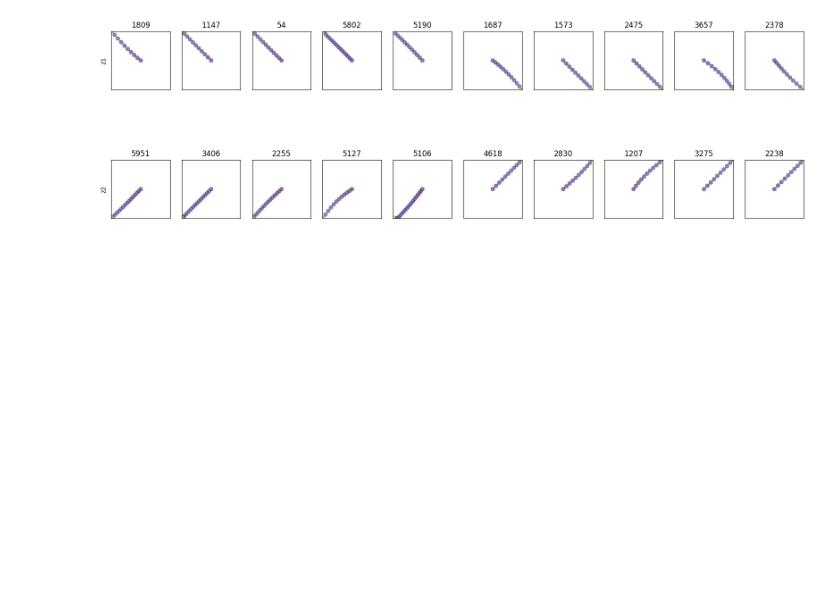
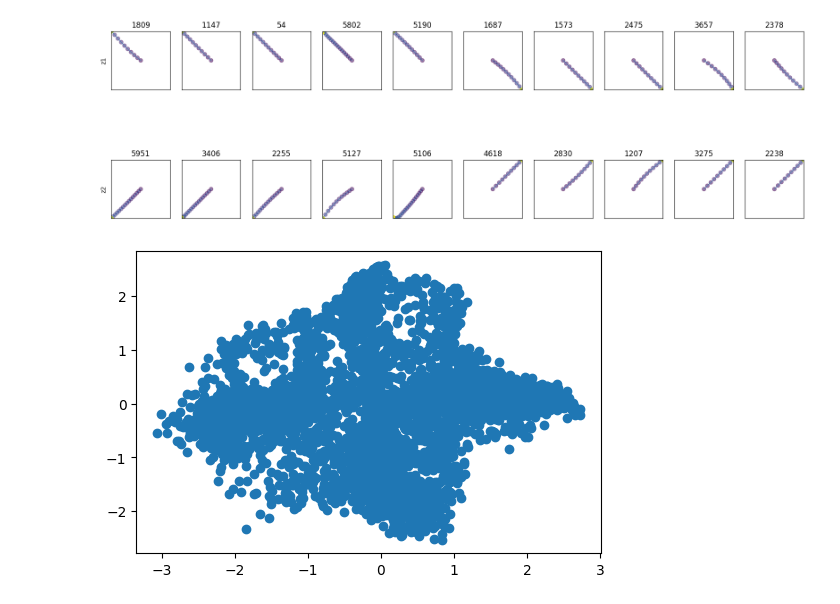
Before and after one commit to NevVerVer/Neuromatch_2022_EcoG_movements, a Jupyter notebook: models/train_behavior_models.ipynb, the cells around one changed output. Cells and saved outputs as stored; diff of their text form; code cells hidden in the pictures; blank space fills up the shorter version.

Commit message:
plot latent space

```diff
--- a/models/train_behavior_models.ipynb
+++ b/models/train_behavior_models.ipynb
@@ -164,3 +165,7 @@ plot_reconstruction_examples(lvae, DATASET, 8, True)
 plot_examples_based_on_latent_space(lvae, DATASET)
 # %% [output]
 [figure]
+# %%
+plot_data_in_latent_space(lvae, DATASET, 0)
+# %% [output]
+[figure, added]
```
Also changed, not shown: parts of 1 cell of this notebook, 1 other file.
